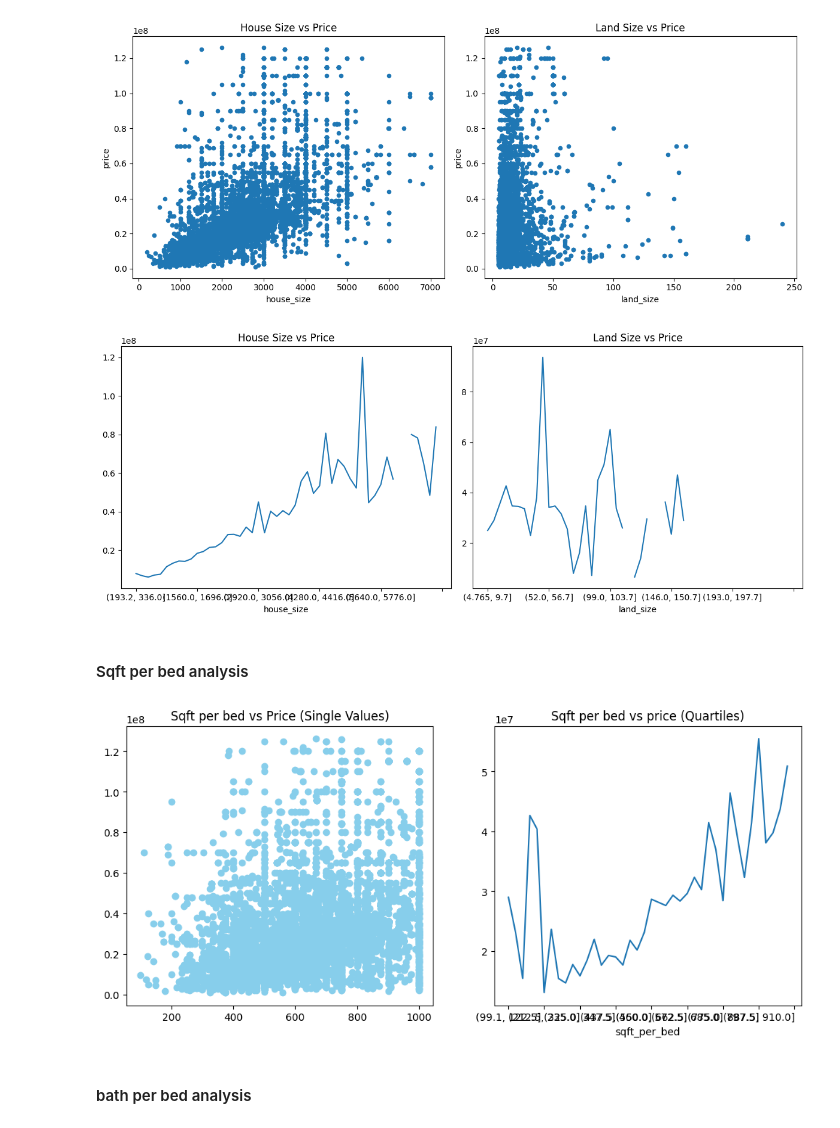
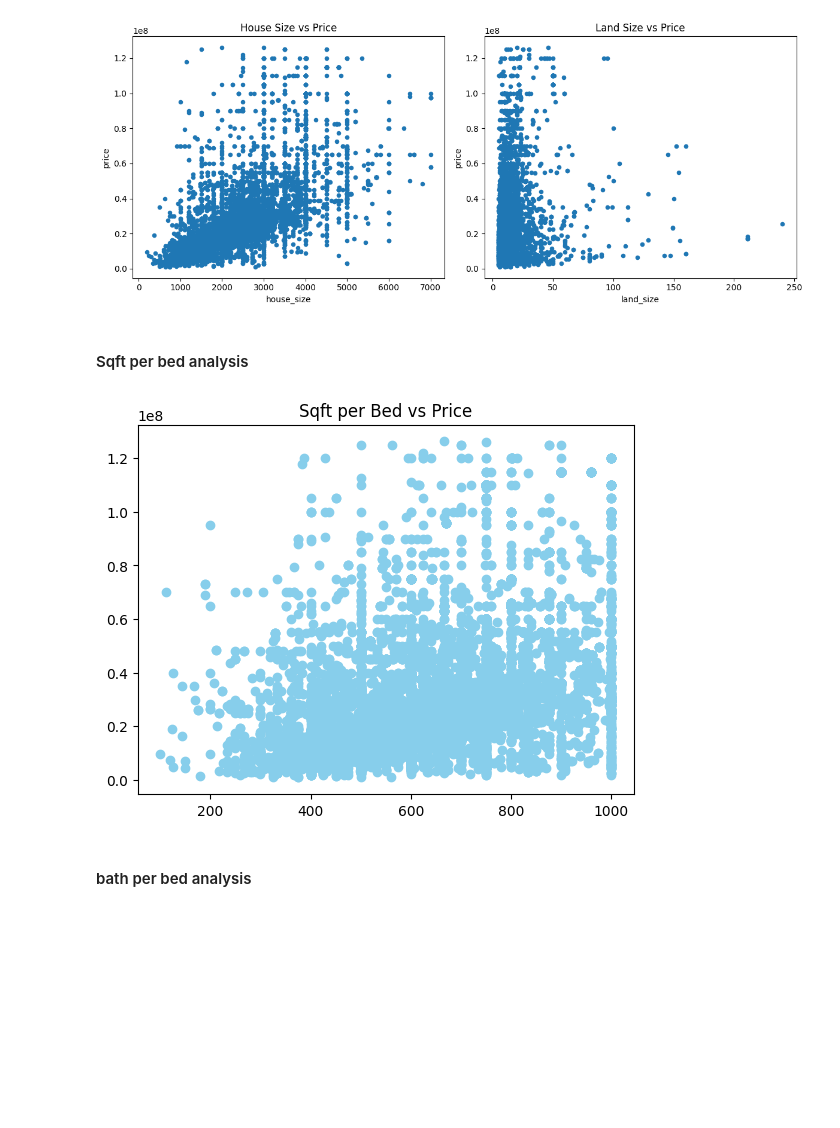
Before and after one commit to ravii-sa/house-price-prediction-fdm-miniproject, a Jupyter notebook: notebook.ipynb, the cells around one changed output. Cells and saved outputs as stored; diff of their text form; code cells hidden in the pictures; blank space fills up the shorter version.

```diff
--- a/notebook.ipynb
+++ b/notebook.ipynb
@@ -517,35 +535,13 @@ plt.tight_layout()
 plt.show()
 # %% [output]
 [figure]
-# %%
-#groupby bins of house size and land size and plot the mean price
-fig, axes = plt.subplots(nrows=1, ncols=2, figsize=(12, 5))
-
-# Scatter plot 1 - house_size vs price_per_house_size
-temp_df.groupby(pd.cut(df['house_size'], bins=50))['price'].mean().plot(kind='line', ax=axes[0])
-axes[0].set_title('House Size vs Price')
-
-# Scatter plot 2 - land_size vs price_per_house_size
-temp_df.groupby(pd.cut(df['land_size'], bins=50))['price'].mean().plot(kind='line', ax=axes[1])
-axes[1].set_title('Land Size vs Price')
-
-plt.tight_layout()
-plt.show()
-# %% [output]
-[figure, removed]
 # %% [markdown]
 #### Sqft per bed analysis
-# %%
-fig, axes = plt.subplots(nrows=1, ncols=2, figsize=(12, 5))
-
-axes[0].scatter(temp_df['sqft_per_bed'], temp_df['price'], color='skyblue')
-axes[0].set_title('Sqft per bed vs Price (Single Values)')
-
-df.groupby(pd.cut(temp_df['sqft_per_bed'], bins=40))['price'].mean().plot(kind='line', ax=axes[1])
-axes[1].set_title('Sqft per bed vs price (Quartiles)')
-
-plt.show()
-# %% [output]
-[figure, removed]
+# %%
+plt.scatter(temp_df['sqft_per_bed'], temp_df['price'], color='skyblue')
+plt.title('Sqft per Bed vs Price')
+plt.show()
+# %% [output]
+[figure, added]
 # %% [markdown]
 #### bath per bed analysis
```
Also changed, not shown: parts of 15 cells of this notebook, 9 other files.
